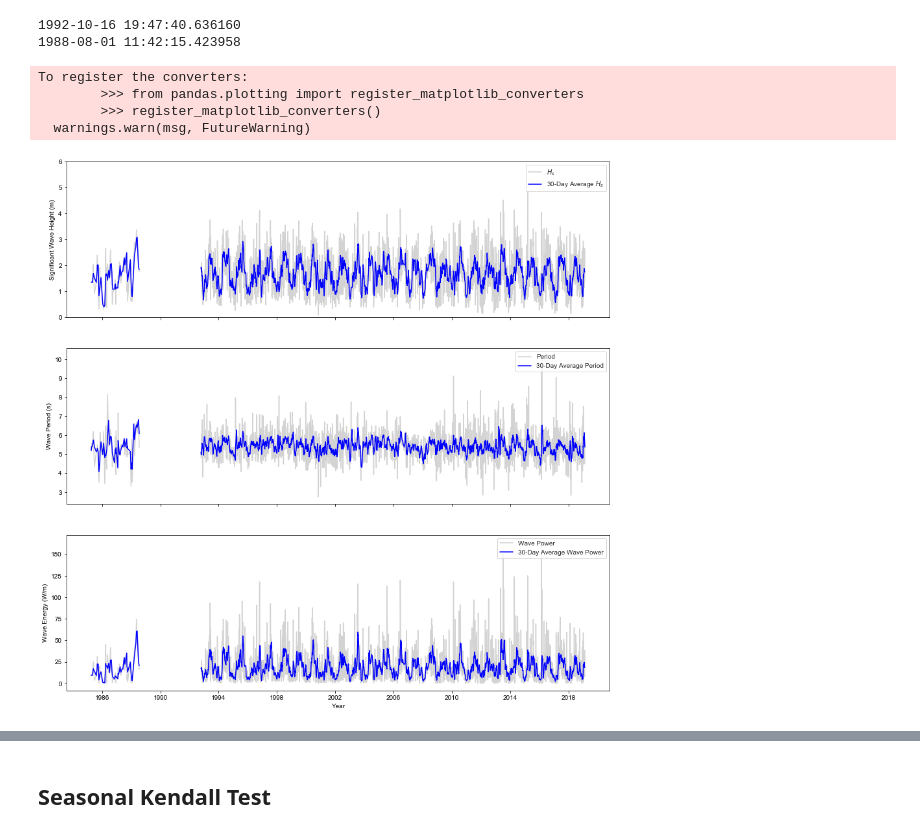
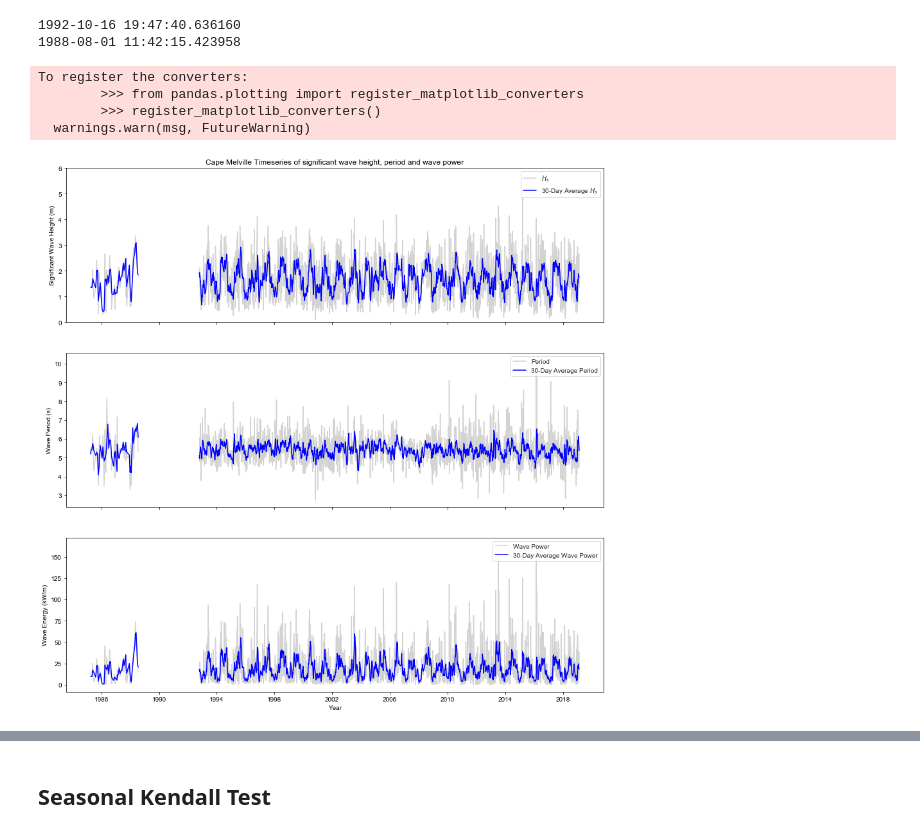
Before and after one commit to CourtneySmith32/Honours-Coursework, a Jupyter notebook: Melville_timeseries.ipynb, the cells around one changed output, grey strips where cells are left out. Saved outputs shown, nothing was run; the diff lists cells and outputs as text; code cells hidden in the pictures.

```diff
--- a/Melville_timeseries.ipynb
+++ b/Melville_timeseries.ipynb
@@ -487,35 +487,35 @@ ax2.plot(x2,tt2,color='blue')
 
 ax2.legend(labels=['Period',"30-Day Average Period"], loc='upper right')
 ax2.set_ylabel("Wave Period (s)")
 
 
 #Wave Power - Need to add data
 #Before date break
 ax3.plot(x1, p1, color='lightgrey')
 ax3.plot(x1, pp1,color='blue')
 
 #After date break
 ax3.plot(x2, p2,color='lightgrey')
 ax3.plot(x2, pp2, color='blue')
 
 ax3.legend(labels=['Wave Power',"30-Day Average Wave Power"], loc='upper right')
 ax3.set_ylabel("Wave Energy (kW/m)") #Check if watts/metre is correct
 
 
 #Formatting
 
 plt.xlabel("Year")
 
 #"years = pd.date_range(start='1985',end='2020', periods=10)
 years = pd.date_range('2008','2015', freq='AS')
-
+ax1.set_title('Cape Melville Timeseries of significant wave height, period and wave power')
 plt.savefig("Melville_timeseries")
 # %% [output]
 To register the converters:
         >>> from pandas.plotting import register_matplotlib_converters
         >>> register_matplotlib_converters()
   warnings.warn(msg, FutureWarning)
-[figure, old version]
+[figure, new version]
 # %%
 for k in range(len(days)):
     if pp[k]>100:
```
Also changed, not shown: parts of 22 cells of this notebook, 23 other files.
